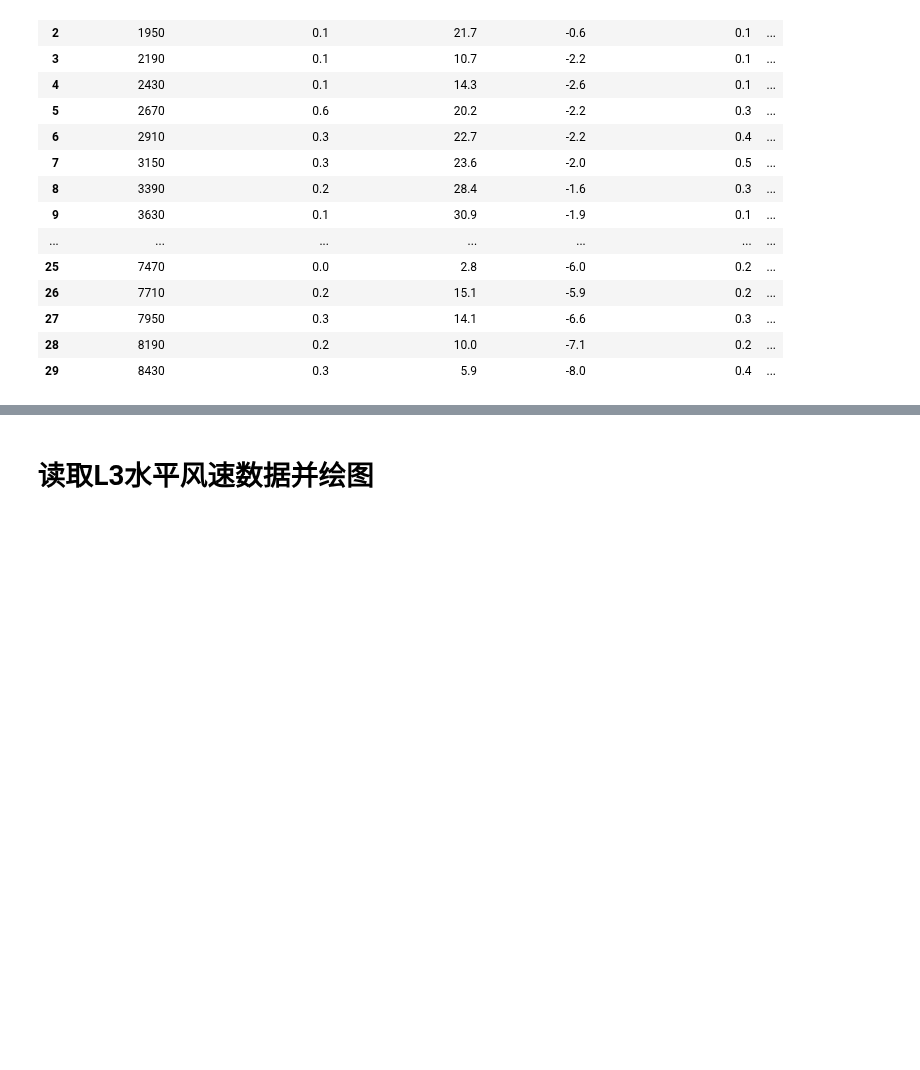
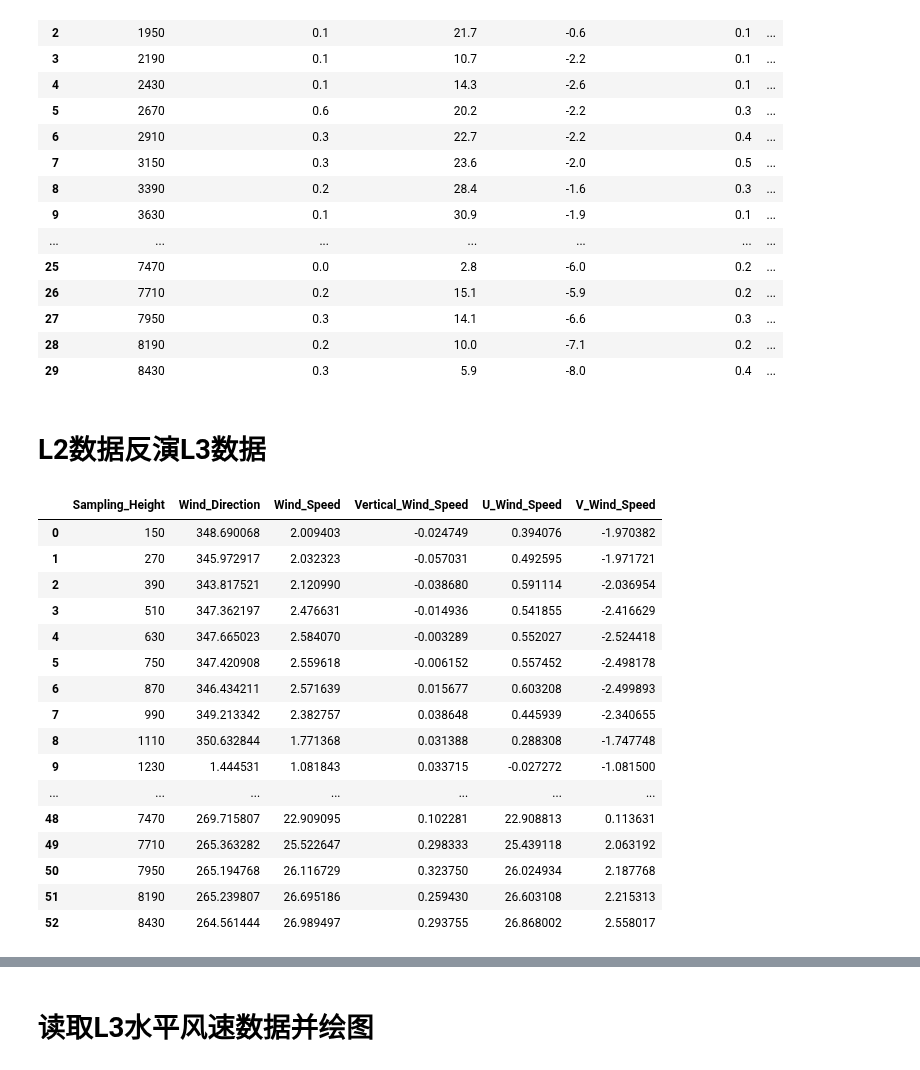
Before and after one commit to longtsing/metgrs, a Jupyter notebook: examples/1如何读取风廓线雷达数据.ipynb, the cells around one changed output, grey strips where cells are left out. Saved outputs shown, nothing was run; the diff lists cells and outputs as text; code cells hidden in the pictures; blank space fills up the shorter version.

```diff
--- a/examples/1如何读取风廓线雷达数据.ipynb
+++ b/examples/1如何读取风廓线雷达数据.ipynb
@@ -115,3 +115,29 @@ l2d['levels'][1].data
 | 27 | 7950 | 0.3 | 14.1 | -6.6 | 0.3 | ... |
 | 28 | 8190 | 0.2 | 10.0 | -7.1 | 0.2 | ... |
 | 29 | 8430 | 0.3 | 5.9 | -8.0 | 0.4 | ... |
+# %% [markdown]
+# L2数据反演L3数据
+# %%
+l2d=WindProfileRadar.readSingleL2file(L2fs[0])
+# %%
+cl3d=WindProfileRadar.CalcL2toL3(l2d)
+# %%
+cl3d['Data']
+# %% [output]
+|  | Sampling_Height | Wind_Direction | Wind_Speed | Vertical_Wind_Speed | U_Wind_Speed | V_Wind_Speed |
+| 0 | 150 | 348.690068 | 2.009403 | -0.024749 | 0.394076 | -1.970382 |
+| 1 | 270 | 345.972917 | 2.032323 | -0.057031 | 0.492595 | -1.971721 |
+| 2 | 390 | 343.817521 | 2.120990 | -0.038680 | 0.591114 | -2.036954 |
+| 3 | 510 | 347.362197 | 2.476631 | -0.014936 | 0.541855 | -2.416629 |
+| 4 | 630 | 347.665023 | 2.584070 | -0.003289 | 0.552027 | -2.524418 |
+| 5 | 750 | 347.420908 | 2.559618 | -0.006152 | 0.557452 | -2.498178 |
+| 6 | 870 | 346.434211 | 2.571639 | 0.015677 | 0.603208 | -2.499893 |
+| 7 | 990 | 349.213342 | 2.382757 | 0.038648 | 0.445939 | -2.340655 |
+| 8 | 1110 | 350.632844 | 1.771368 | 0.031388 | 0.288308 | -1.747748 |
+| 9 | 1230 | 1.444531 | 1.081843 | 0.033715 | -0.027272 | -1.081500 |
+| ... | ... | ... | ... | ... | ... | ... |
+| 48 | 7470 | 269.715807 | 22.909095 | 0.102281 | 22.908813 | 0.113631 |
+| 49 | 7710 | 265.363282 | 25.522647 | 0.298333 | 25.439118 | 2.063192 |
+| 50 | 7950 | 265.194768 | 26.116729 | 0.323750 | 26.024934 | 2.187768 |
+| 51 | 8190 | 265.239807 | 26.695186 | 0.259430 | 26.603108 | 2.215313 |
+| 52 | 8430 | 264.561444 | 26.989497 | 0.293755 | 26.868002 | 2.558017 |
```
Also changed, not shown: parts of 15 cells of this notebook, 3 other files.
